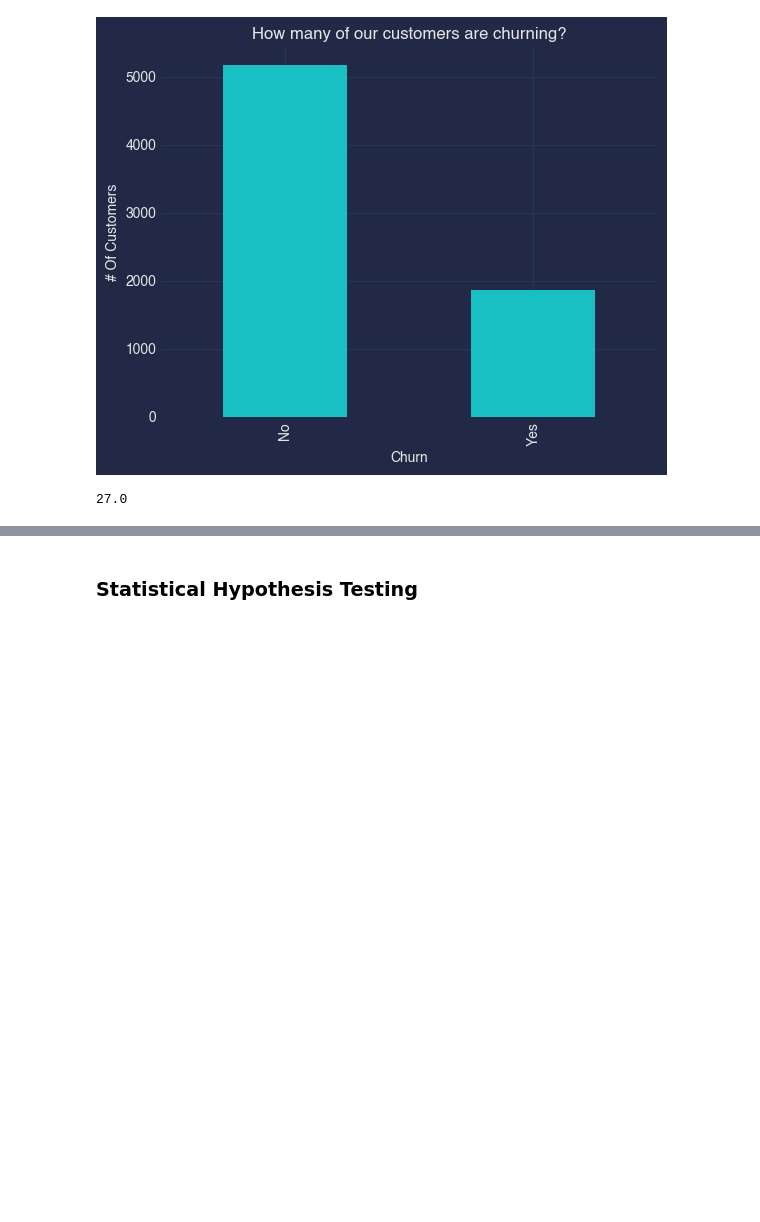
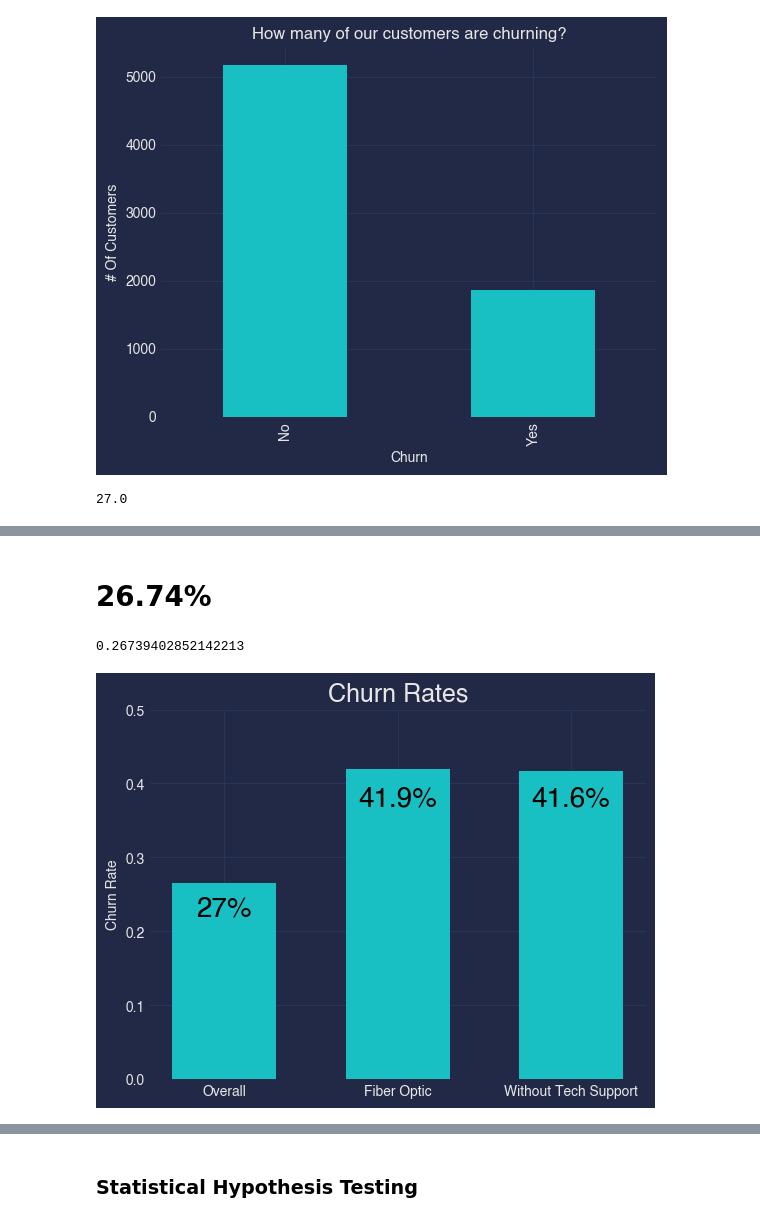
Before and after one commit to Josue-Gonzalez627/Telco_Classification_Project, a Jupyter notebook: project_template.ipynb, the cells around one changed output, grey strips where cells are left out. Drawn from its saved outputs; the diff is of its cells as text; code cells hidden in the pictures; blank space fills up the shorter version.

```diff
--- a/project_template.ipynb
+++ b/project_template.ipynb
@@ -148,0 +155,4 @@ print(round((df.churn == 'Yes').sum() / len(df),2)*100)
+# %%
+# Support Churn Rate
+support = df[df['tech_support'] == 'No']
+support['churn'].value_counts(normalize=True)
@@ -148,0 +164,4 @@ print(round((df.churn == 'Yes').sum() / len(df),2)*100)
+# %%
+# Fiber Churn Rate
+fiber = df[df['internet_service_type'] == 'Fiber optic']
+fiber['churn'].value_counts(normalize=True)
@@ -148,0 +201,45 @@ print(round((df.churn == 'Yes').sum() / len(df),2)*100)
+# %% [markdown]
+# 26.74%
+# %%
+no_tech_support_churn_rate - tech_support_churn_rate
+# %% [output]
+0.26739402852142213
+# %%
+import matplotlib.pyplot as plt
+
+# Calculate the total number of customers in each dataframe
+total_telco = len(df)
+total_fiber = len(fiber)
+total_support = len(support)
+
+# Calculate the number of customers who churned in each dataframe
+telco_churned = df[df['churn'] == 'Yes']
+fiber_churned = fiber[fiber['churn'] == 'Yes']
+support_churned = support[support['churn'] == 'Yes']
+
+# Calculate the churn rate for each dataframe
+telco_churn_rate = len(telco_churned) / total_telco
+fiber_churn_rate = len(fiber_churned) / total_fiber
+support_churn_rate = len(support_churned) / total_support
+
+# Create a grouped bar plot of the churn rates
+bar_width = 0.6  # Increase the width of the bars
+plt.bar([0, 1, 2], [telco_churn_rate, fiber_churn_rate, support_churn_rate], width=bar_width, label='Churn Rate')
+plt.xticks([0, 1, 2], ['Overall', 'Fiber Optic', 'Without Tech Support'])
+plt.title('Churn Rates', fontsize=18)
+plt.ylabel('Churn Rate')
+plt.ylim(0, 0.5)
+
+# Add text to the first column of the plot
+plt.text(0, 0.23, f'{telco_churn_rate:.0%}', ha='center', va='center', fontsize=20, color='black')
+
+# Add text to the second column of the plot
+plt.text(1, 0.38, f'{fiber_churn_rate:.1%}', ha='center', va='center', fontsize=20, color='black')
+
+# Add text to the third column of the plot
+plt.text(2, 0.38, f'{support_churn_rate:.1%}', ha='center', va='center', fontsize=20, color='black')
+
+# Show the plot
+plt.show()
+# %% [output]
+[figure, added]
```
Also changed, not shown: parts of 12 cells of this notebook.
